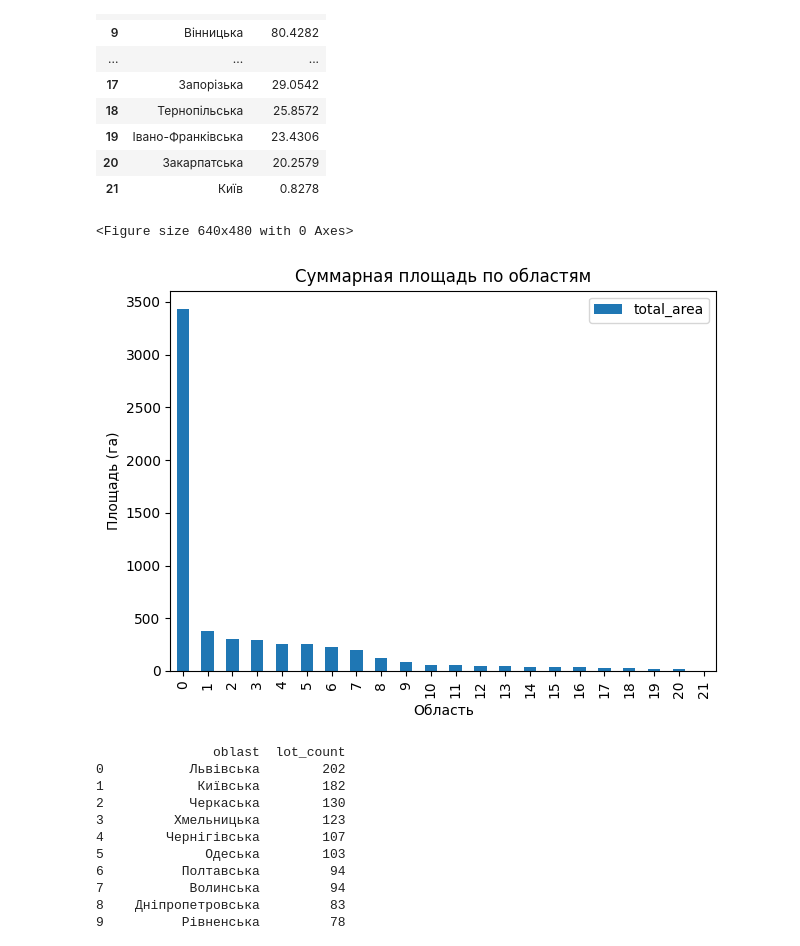
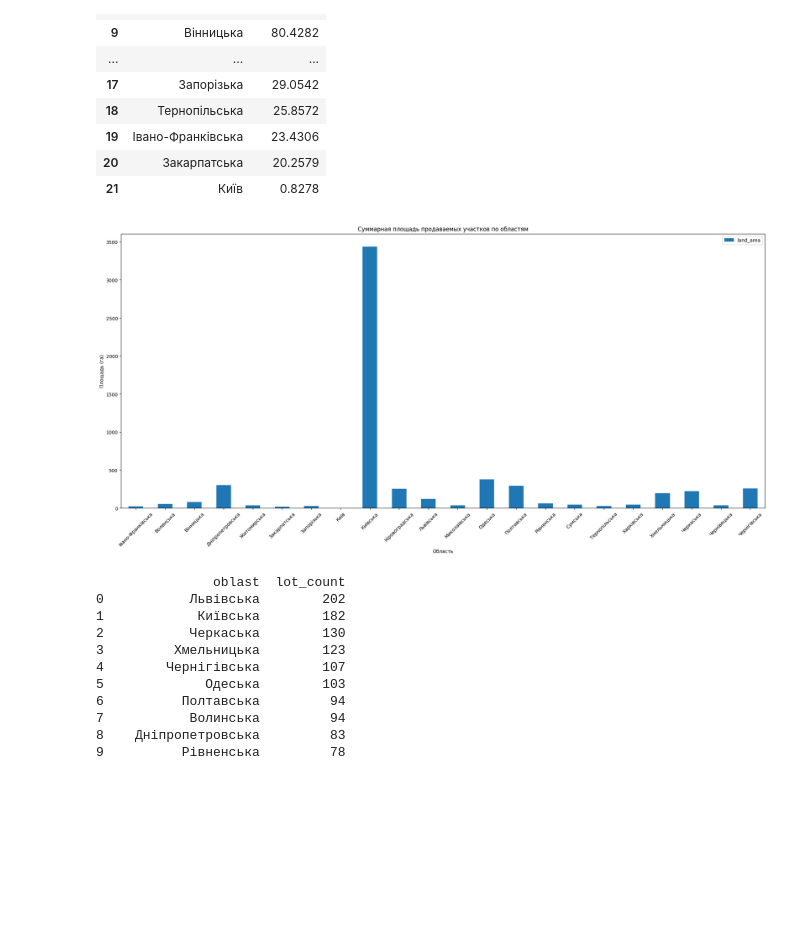
Before and after one commit to aikokass82-design/home-tasks-, a Jupyter notebook: Diplom.ipynb, the cells around one changed output. Saved outputs shown, nothing was run; the diff lists cells and outputs as text; code cells hidden in the pictures; blank space fills up the shorter version.

```diff
--- a/Diplom.ipynb
+++ b/Diplom.ipynb
@@ -76,17 +76,11 @@ auctions = pd.read_sql("SELECT * FROM auctions", engine)
 customers = pd.read_sql("SELECT * FROM customers", engine)
 classificator = pd.read_sql("SELECT * FROM classificator", engine)
 additional_classificator = pd.read_sql("SELECT * FROM additional_classificator", engine)
+df_main = auctions.merge(customers, how='left', on='customer_edrpou')
+df_main = df_main.merge(classificator, how='left', left_on='classificator', right_on='classificator_code')
+df_main = df_main.merge(additional_classificator, how='left', left_on='additional_classificator', right_on='code')
 
-df = auctions.merge(customers, how='left', on='customer_edrpou')
-
-df = df.merge(classificator, how='left', left_on='classificator', right_on='classificator_code')
-
-df = df.merge(additional_classificator, how='left', left_on='additional_classificator', right_on='code')
-
-df
-df = auctions.merge(customers, how='left', on='customer_edrpou')
-df = df.merge(classificator, how='left', left_on='classificator', right_on='classificator_code')
-df = df.merge(additional_classificator, how='left', left_on='additional_classificator', right_on='code')
+df_main['auction_date'] = pd.to_datetime(df_main['auction_date'], errors='coerce')
 # %%
 #1
 query = sqlalchemy.text("""
@@ -116,16 +110,17 @@ sum_area
 | 20 | Закарпатська | 20.2579 |
 | 21 | Київ | 0.8278 |
 # %%
-plt.figure()
-sum_area.plot(kind='bar')
-plt.title("Суммарная площадь по областям")
+sum_area = df_main.groupby("oblast")['land_area'].sum().reset_index()
+
+sum_area.plot(kind='bar', x='oblast', y='land_area', figsize=(20,10))
+plt.title("Суммарная площадь продаваемых участков по областям")
 plt.xlabel("Область")
 plt.ylabel("Площадь (га)")
+plt.xticks(rotation=45)
 plt.tight_layout()
 plt.show()
 # %% [output]
-<Figure size 640x480 with 0 Axes>
-[figure, old version]
+[figure, new version]
 # %%
 #2
 query= sqlalchemy.text("""
```
Also changed, not shown: parts of 16 cells of this notebook.
